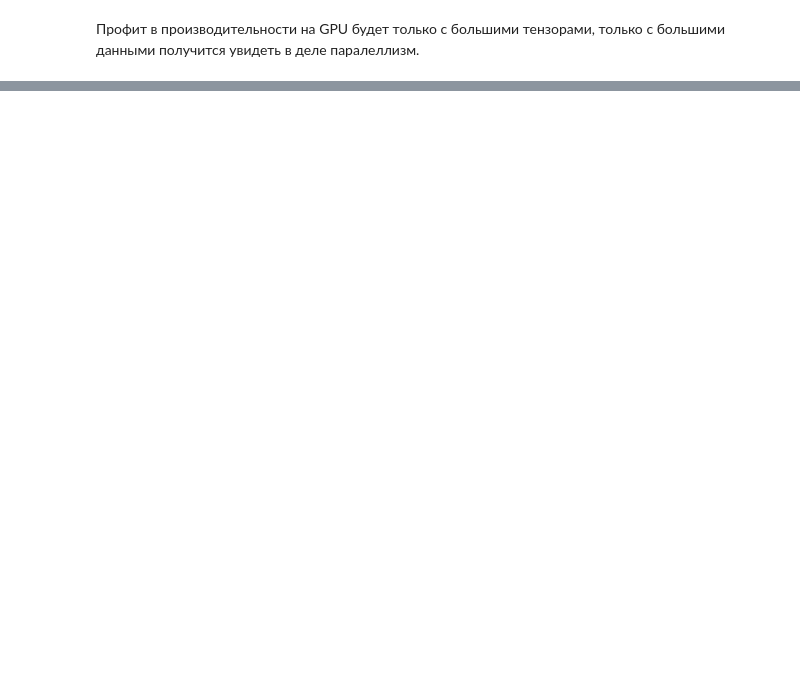
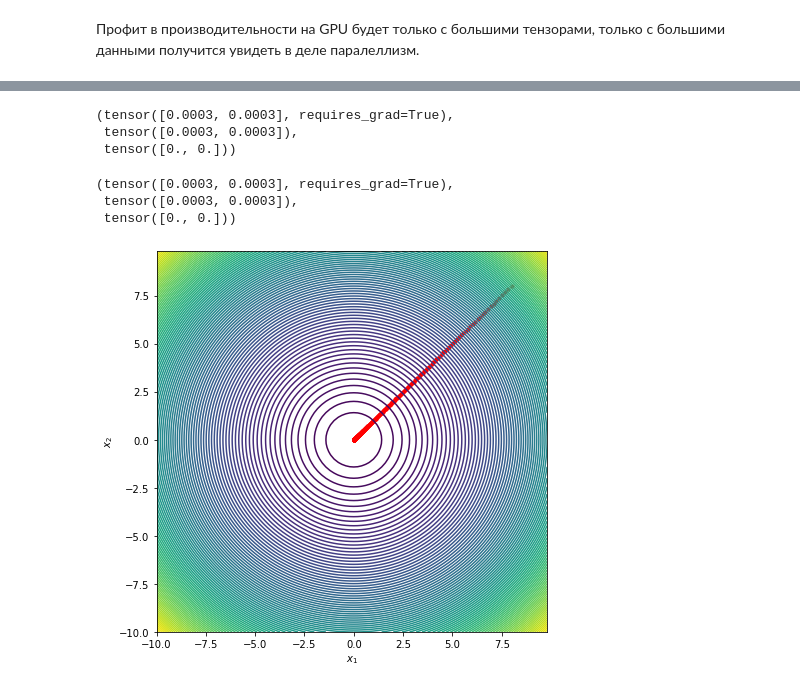
Before and after one commit to julichitai/learning_NN, a Jupyter notebook: pytorch.ipynb, the cells around one changed output, grey strips where cells are left out. Drawn from its saved outputs; the diff is of its cells as text; code cells hidden in the pictures; blank space fills up the shorter version.

```diff
--- a/pytorch.ipynb
+++ b/pytorch.ipynb
@@ -233,0 +282,78 @@ Wall time: 1.94 ms
+# %%
+x = torch.tensor([8., 8.], requires_grad = True)
+
+def function_parabola(x):
+    return 10 * (x ** 2).sum()
+
+
+def make_gradient_step(function, x):
+    f = function(x)
+    f.backward()
+    x.data -= 0.001 * x.grad
+    x.grad.zero_()
+
+for _ in range(500):
+    make_gradient_step(function_parabola, x)
+
+x, x.data, x.grad
+# %% [output]
+(tensor([0.0003, 0.0003], requires_grad=True),
+ tensor([0.0003, 0.0003]),
+ tensor([0., 0.]))
+# %%
+x = torch.tensor([8., 8.], requires_grad = True)
+optimizer = torch.optim.SGD([x], lr=0.001)
+
+
+def function_parabola(x):
+    return 10 * (x ** 2).sum()
+
+
+def make_gradient_step(function, x):
+    f = function(x)
+    f.backward()
+    optimizer.step()
+    optimizer.zero_grad()
+
+
+var_history = []
+fn_history = []
+for _ in range(500):
+    var_history.append(x.data.numpy().copy())
+    fn_history.append(function_parabola(x).data.cpu().numpy().copy())
+    make_gradient_step(function_parabola, x)
+
+x, x.data, x.grad
+# %% [output]
+(tensor([0.0003, 0.0003], requires_grad=True),
+ tensor([0.0003, 0.0003]),
+ tensor([0., 0.]))
+# %%
+import numpy as np
+import matplotlib.pyplot as plt
+
+def show_contours(objective,
+                  x_lims=[-10.0, 10.0],
+                  y_lims=[-10.0, 10.0],
+                  x_ticks=100,
+                  y_ticks=100):
+    x_step = (x_lims[1] - x_lims[0]) / x_ticks
+    y_step = (y_lims[1] - y_lims[0]) / y_ticks
+    X, Y = np.mgrid[x_lims[0]:x_lims[1]:x_step, y_lims[0]:y_lims[1]:y_step]
+    res = []
+    for x_index in range(X.shape[0]):
+        res.append([])
+        for y_index in range(X.shape[1]):
+            x_val = X[x_index, y_index]
+            y_val = Y[x_index, y_index]
+            res[-1].append(objective(np.array([[x_val, y_val]]).T))
+    res = np.array(res)
+    plt.figure(figsize=(7,7))
+    plt.contour(X, Y, res, 100)
+    plt.xlabel('$x_1$')
+    plt.ylabel('$x_2$')
+
+show_contours(function_parabola)
+plt.scatter(np.array(var_history)[:,0], np.array(var_history)[:,1], s=10, c='r');
+# %% [output]
+[figure, added]
```
Also changed, not shown: parts of 16 cells of this notebook.
